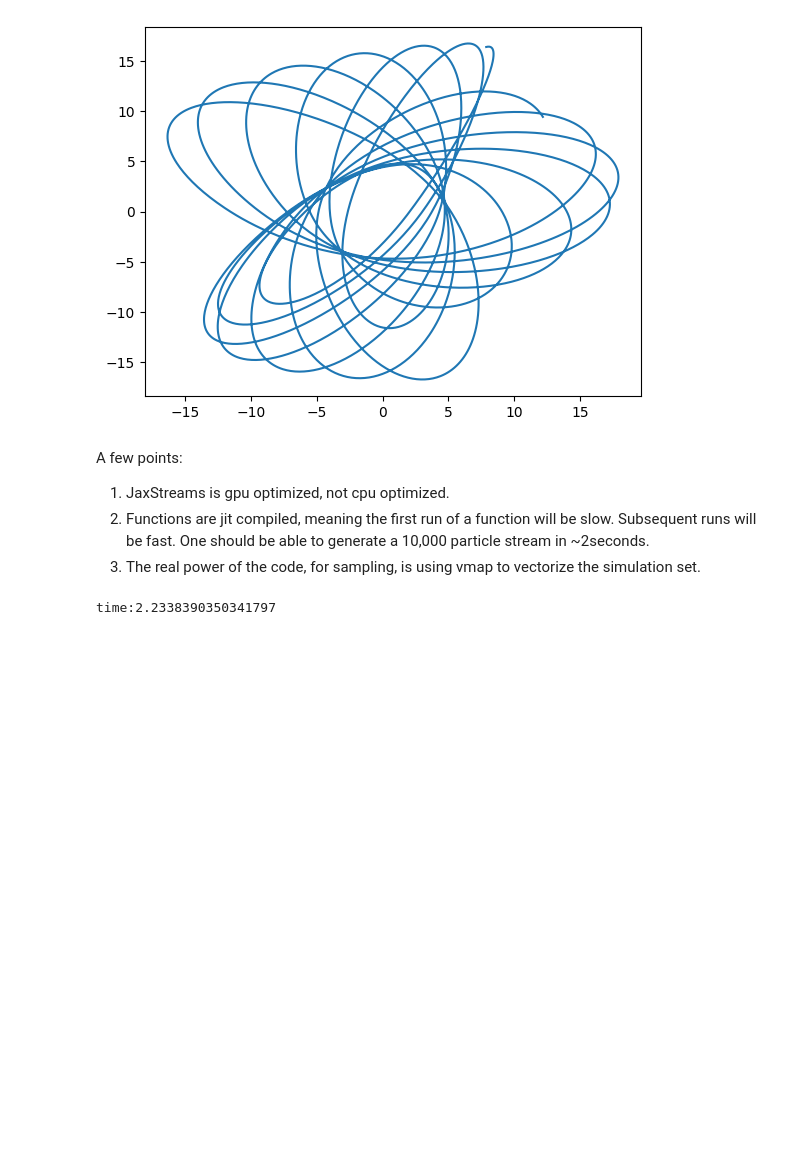
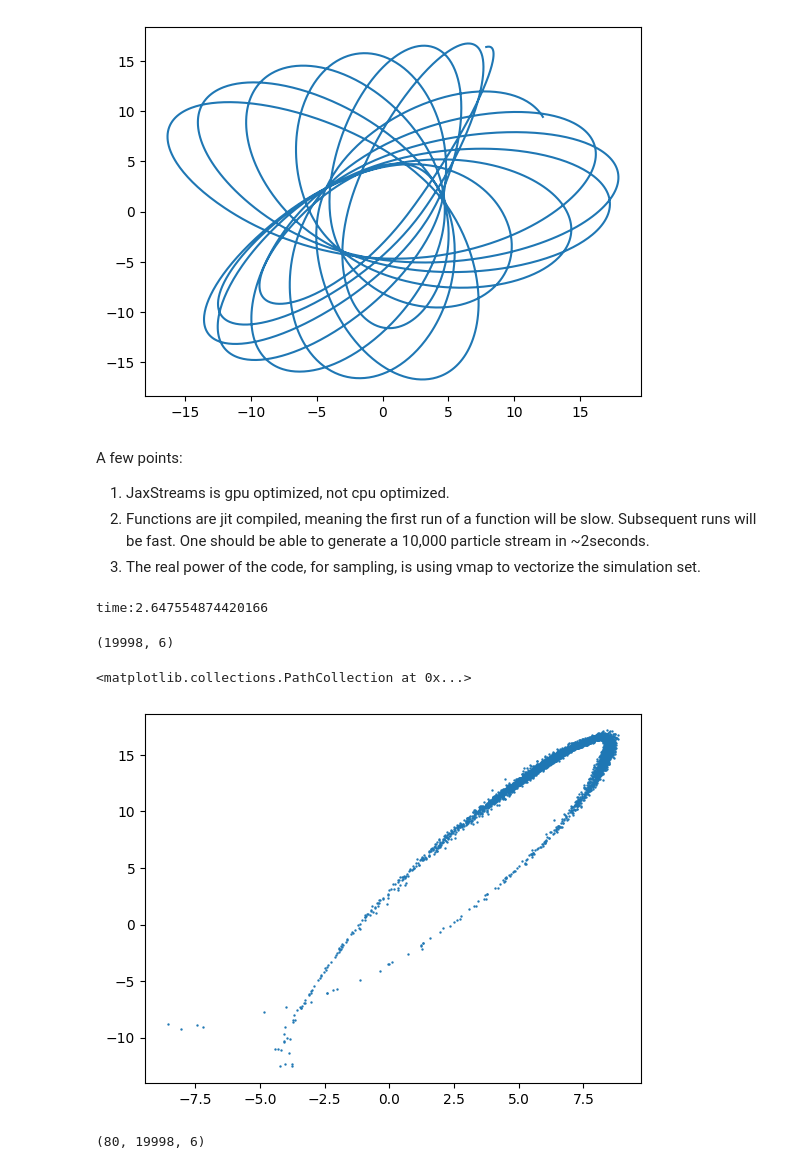
Before and after one commit to jnibauer/JaxStreamsStable, a Jupyter notebook: demo.ipynb, the cells around one changed output. Drawn from its saved outputs; the diff is of its cells as text; code cells hidden in the pictures; blank space fills up the shorter version.

```diff
--- a/demo.ipynb
+++ b/demo.ipynb
@@ -35,7 +44,7 @@ import JaxStreams
 # %%
 # Setting up a global potential
 params_global_potential = {'m_disk':5.0e10, 'a_disk': 3.0, 'b_disk': 0.25, 'm_NFW': 1.0e12,
-                          'r_s_NFW': 15.0, 'bar_m':1.0e10, 'bar_a':1.0, 'bar_b':1.0, 'bar_c':0.5, 'bar_Omega': bar_pattern}
+                          'r_s_NFW': 15.0}
 
 pot_disk = JaxStreams.MiyamotoNagaiDisk(m=params_global_potential['m_disk'], a=params_global_potential['a_disk'],
                                        b=params_global_potential['b_disk'],units=usys)
@@ -64,7 +82,7 @@ n_steps = 4_000 #this is really how many particles you will have in one arm of t
 tstore = jnp.linspace(0,4000.,n_steps)
 
 ## here's how you integrate an orbit, storing the positions of the orbit at t_back
-t_back = -ts
+t_back = -tstore
 w_back = pot.orbit_integrator_run(wf,t0=0.0,t1=t_back.min(),ts=t_back)[:-1,:]
 
 plt.plot(w_back[:,0],w_back[:,2])
@@ -80,10 +98,21 @@ A few points:
 # Now generate a mock stream along the above orbit
 M_sat = 2.5e4 #progenitor mass
 seed_num=4843
-t_strip = jnp.linspace(-4000,0,5000)
+t_strip = jnp.linspace(-4000,0,10_000)
 start = time.time()
 lead_arm, trail_arm = pot.gen_stream_vmapped(t_strip, w_back[-1], M_sat,seed_num)
 end = time.time()
 print('time:'+str(end-start))
 # %% [output]
-time:2.2338390350341797
+time:2.647554874420166
+# %%
+stream = jnp.vstack([lead_arm,trail_arm])
+# %%
+stream.shape
+# %% [output]
+(19998, 6)
+# %%
+plt.scatter(stream[:,0],stream[:,2],s=.5)
+# %% [output]
+<matplotlib.collections.PathCollection at 0x...>
+[figure, added]
@@ -89,0 +148,4 @@ time:2.2338390350341797
+# %%
+simulations.shape
+# %% [output]
+(80, 19998, 6)
```
Also changed, not shown: parts of 8 cells of this notebook.
